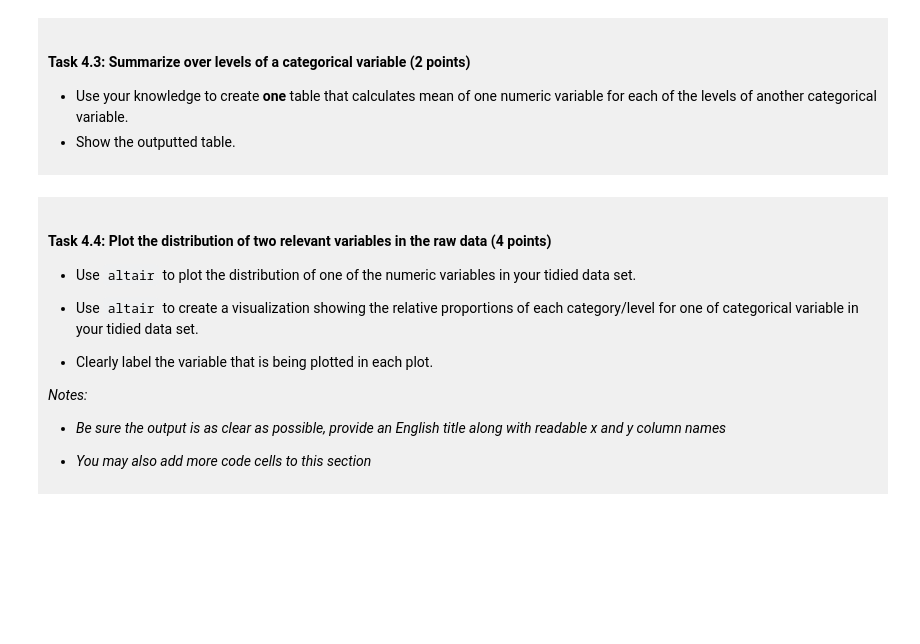
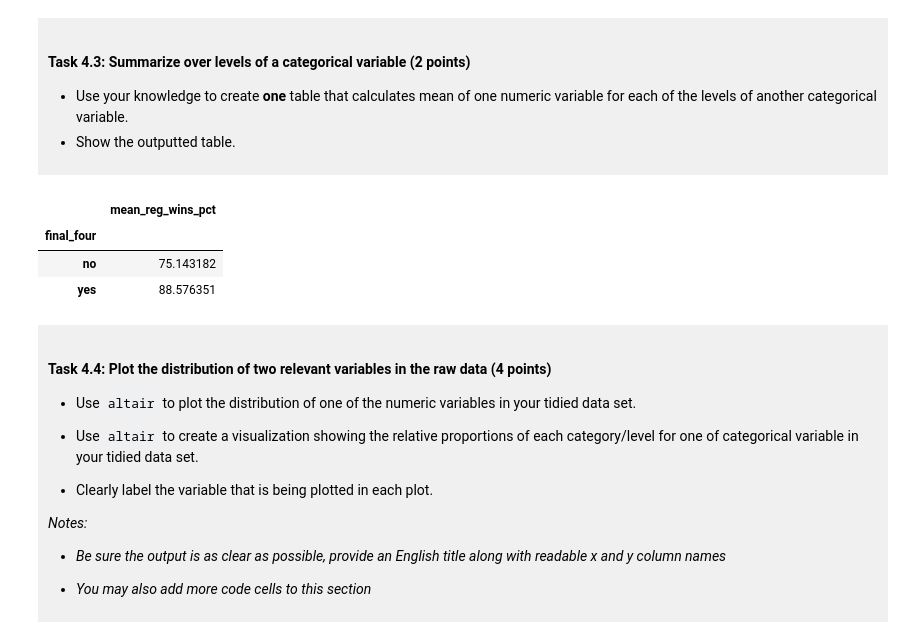
Before and after one commit to AnBhandari/dsci-100-project-Ankit-Bhandari, a Jupyter notebook: dsci-100-project-notebook.ipynb, the cells around one changed output. Drawn from its saved outputs; the diff is of its cells as text; code cells hidden in the pictures; blank space fills up the shorter version.

```diff
--- a/dsci-100-project-notebook.ipynb
+++ b/dsci-100-project-notebook.ipynb
@@ -269,7 +295,13 @@ You will refine your research question (if needed) and produce a tidy data set.
 - Show the outputted table.
 </div>
 # %%
-### EDIT THIS CODE CELL ###
+mean_per_group = march_madness.groupby("final_four").agg(mean_reg_wins_pct=("reg_wins_pct", "mean"))
+mean_per_group
+# %% [output]
+|  | mean_reg_wins_pct |
+| final_four |  |
+| no | 75.143182 |
+| yes | 88.576351 |
 # %% [markdown]
 <div style="background-color: #f0f0f0; padding: 10px;">
 
```
Also changed, not shown: parts of 9 cells of this notebook.
